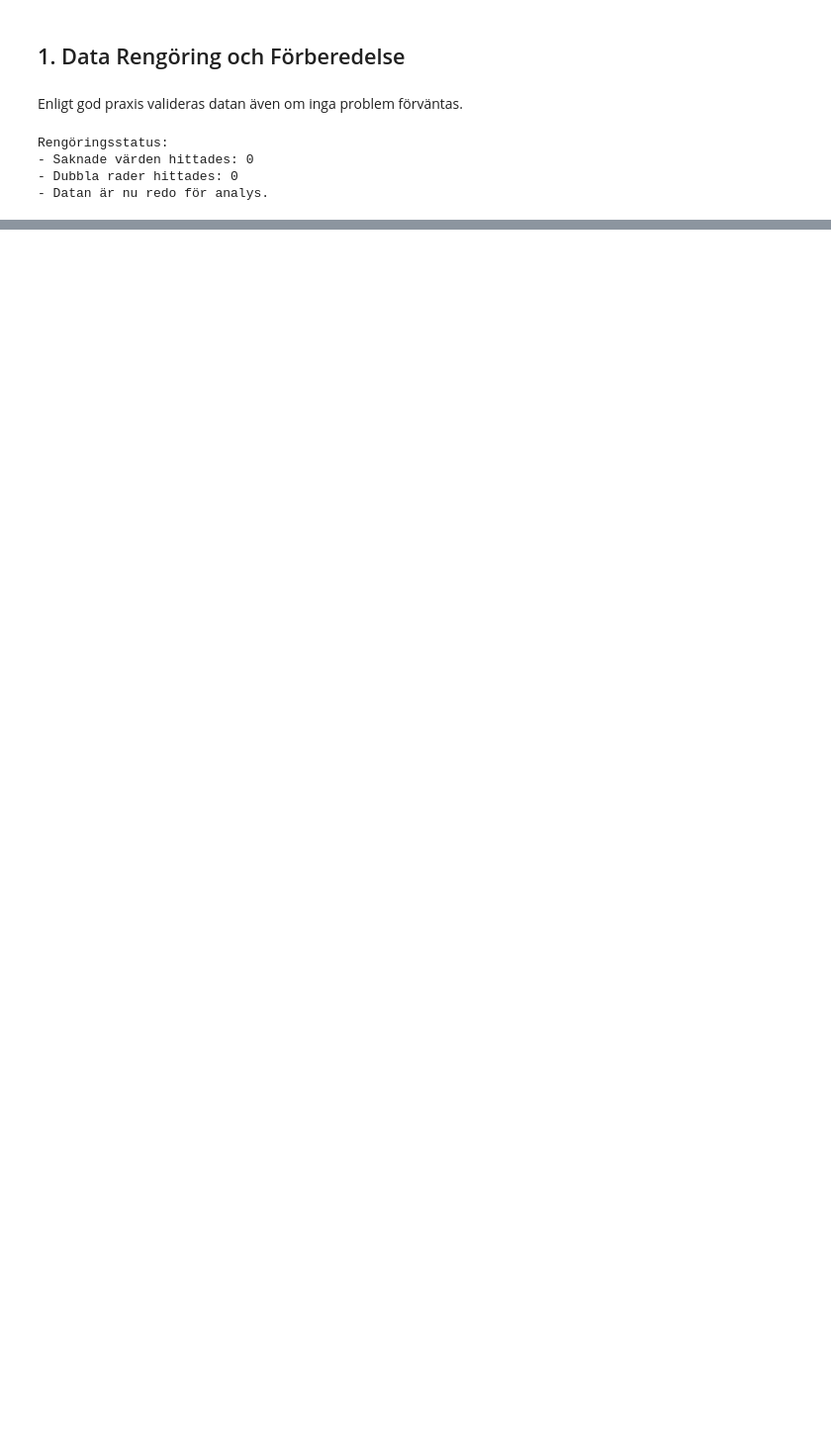
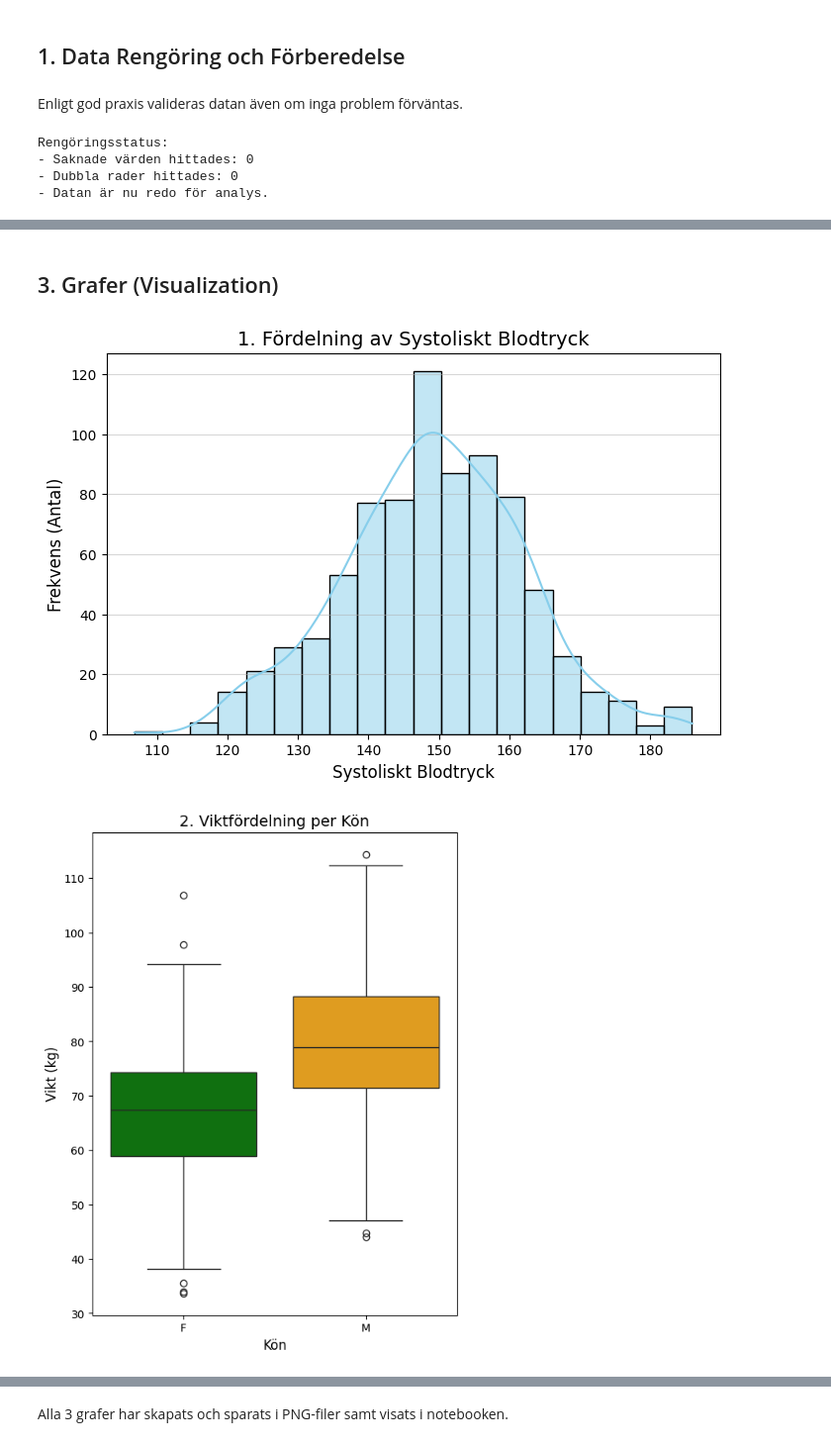
Before and after one commit to JunusEmre/health_study_del_2, a Jupyter notebook: Health_Study_Notebook.ipynb, the cells around one changed output, grey strips where cells are left out. Shown: that part at 99% size. Cells and saved outputs as stored; diff of their text form; code cells hidden in the pictures; blank space fills up the shorter version.

Commit message:
I added in code basic data and plots.

```diff
--- a/Health_Study_Notebook.ipynb
+++ b/Health_Study_Notebook.ipynb
@@ -23,0 +43,10 @@ Rengöringsstatus:
+# %%
+display(md("## 3. Grafer (Visualization)"))
+
+graf_meddelande = analyzer.generate_plots()
+display(md(graf_meddelande))
+display(md("*(Graffilerna har sparats som PNG-filer)*"))
+# %% [output]
+## 3. Grafer (Visualization)
+[figure, added]
+[figure, added]
@@ -23,0 +54 @@ Rengöringsstatus:
+Alla 3 grafer har skapats och sparats i PNG-filer samt visats i notebooken.
```
Also changed, not shown: parts of 3 cells of this notebook, 2 other files.
